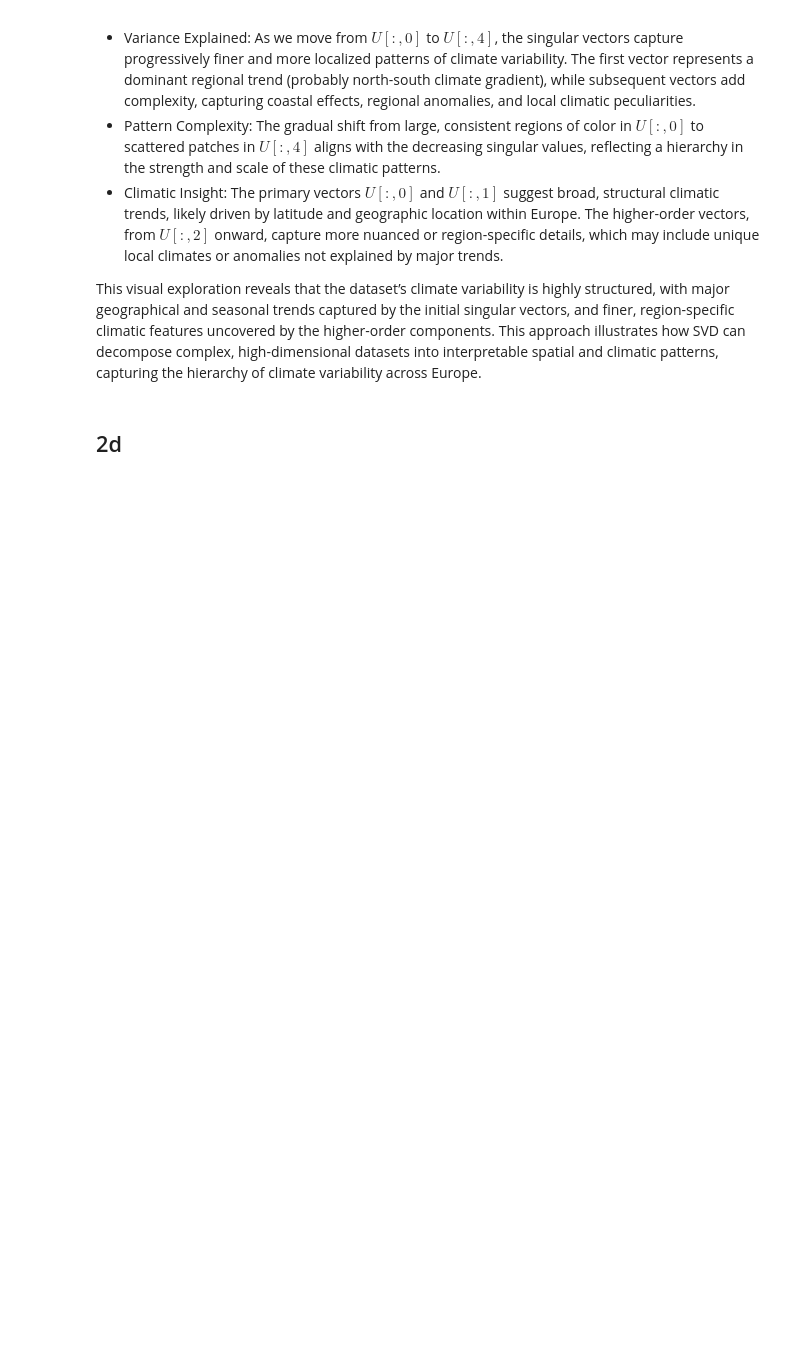
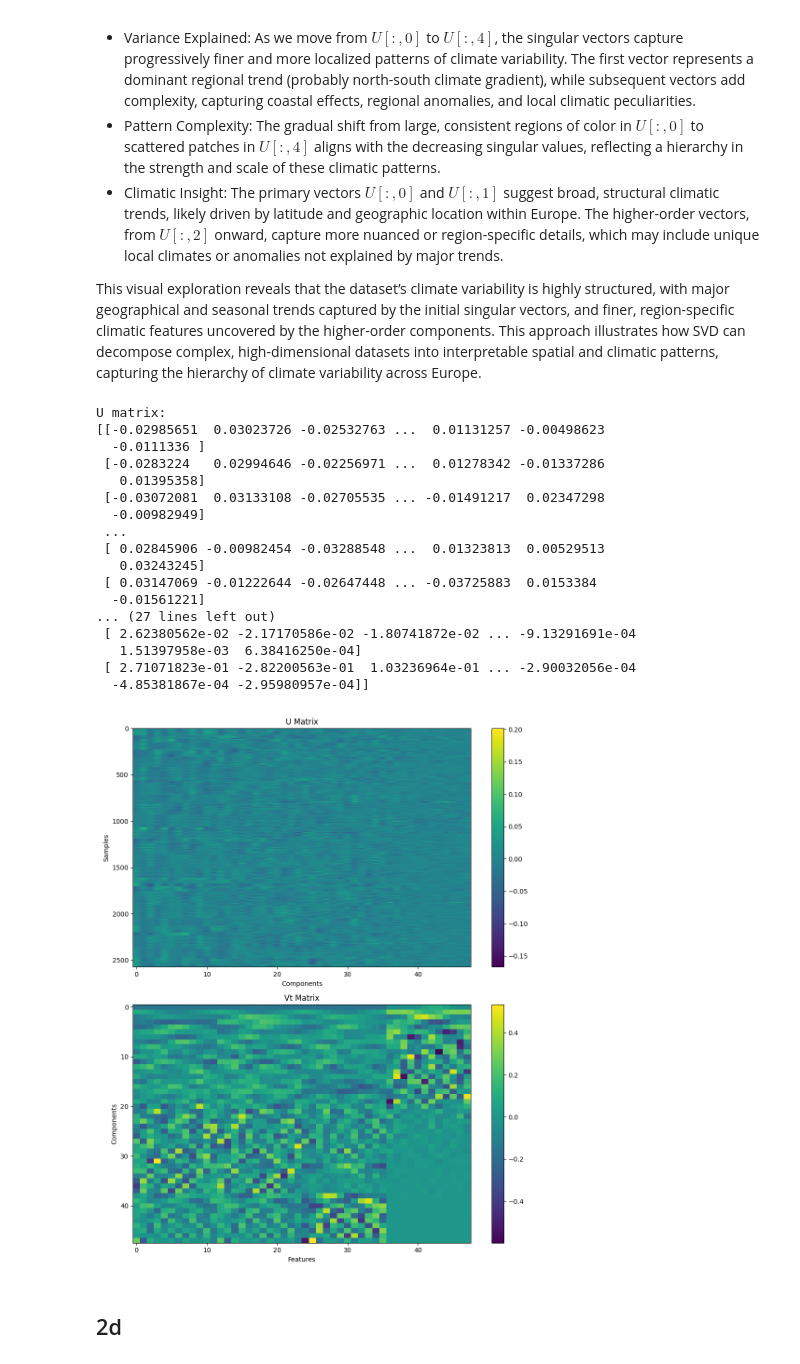
Before and after one commit to eelisee/IE-675b-Machine-Learning, a Jupyter notebook: a03-svd/a03-svd.ipynb, the cells around one changed output. Saved outputs shown, nothing was run; the diff lists cells and outputs as text; code cells hidden in the pictures; blank space fills up the shorter version.

```diff
--- a/a03-svd/a03-svd.ipynb
+++ b/a03-svd/a03-svd.ipynb
@@ -526,3 +522,52 @@ This visual exploration reveals that the dataset’s climate variability is high
+# %%
+# Print the U, S, and Vt matrices
+print("U matrix:")
+print(U)
+
+print("\nSingular values (S):")
+print(s)
+
+print("\nVt matrix:")
+print(Vt)
+
+# Visualize the U and Vt matrices in a single plot with subfigures
+fig, axs = plt.subplots(2, 1, figsize=(10, 12))
+
+# U matrix
+axs[0].imshow(U, aspect='auto', cmap='viridis')
+axs[0].set_title('U Matrix')
+axs[0].set_xlabel('Components')
+axs[0].set_ylabel('Samples')
+fig.colorbar(axs[0].images[0], ax=axs[0])
+
+# Vt matrix
+axs[1].imshow(Vt, aspect='auto', cmap='viridis')
+axs[1].set_title('Vt Matrix')
+axs[1].set_xlabel('Features')
+axs[1].set_ylabel('Components')
+fig.colorbar(axs[1].images[0], ax=axs[1])
+
+plt.tight_layout()
+plt.show()
+# %% [output]
+U matrix:
+[[-0.02985651  0.03023726 -0.02532763 ...  0.01131257 -0.00498623
+  -0.0111336 ]
+ [-0.0283224   0.02994646 -0.02256971 ...  0.01278342 -0.01337286
+   0.01395358]
+ [-0.03072081  0.03133108 -0.02705535 ... -0.01491217  0.02347298
+  -0.00982949]
+ ...
+ [ 0.02845906 -0.00982454 -0.03288548 ...  0.01323813  0.00529513
+   0.03243245]
+ [ 0.03147069 -0.01222644 -0.02647448 ... -0.03725883  0.0153384
+  -0.01561221]
+... (27 lines left out)
+ [ 2.62380562e-02 -2.17170586e-02 -1.80741872e-02 ... -9.13291691e-04
+   1.51397958e-03  6.38416250e-04]
+ [ 2.71071823e-01 -2.82200563e-01  1.03236964e-01 ... -2.90032056e-04
+  -4.85381867e-04 -2.95980957e-04]]
+[figure, added]
 # %% [markdown]
 ## 2d
 # %%
```
Also changed, not shown: parts of 5 cells of this notebook, 1 other file.
